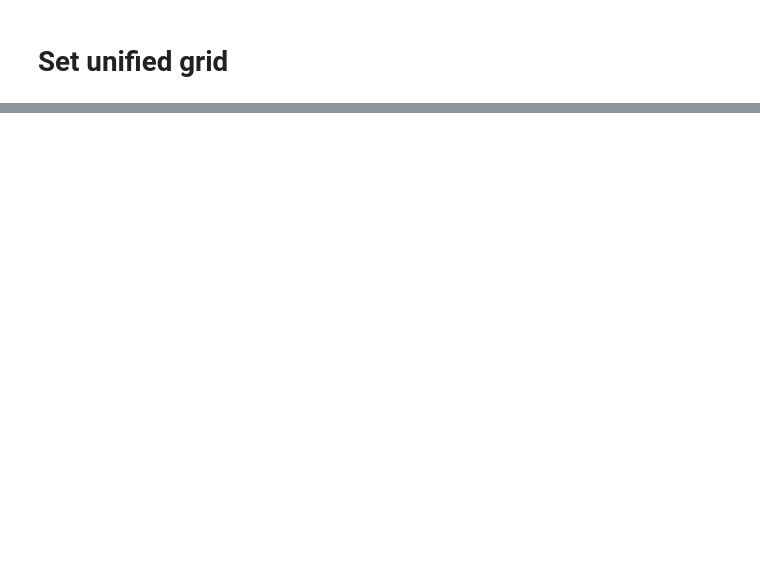
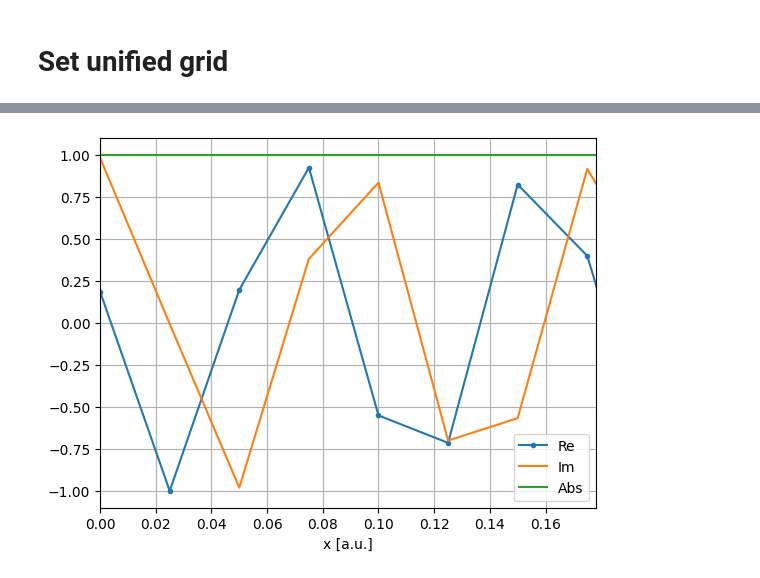
Before and after one commit to magashegyi/testrepo, a Jupyter notebook: atomic_unit_optimization.ipynb, the cells around one changed output, grey strips where cells are left out. Saved outputs shown, nothing was run; the diff lists cells and outputs as text; code cells hidden in the pictures; blank space fills up the shorter version.

```diff
--- a/atomic_unit_optimization.ipynb
+++ b/atomic_unit_optimization.ipynb
@@ -129,0 +242,11 @@ print(num_of_points_in_lambda)
+# %%
+plt.plot(uxgrid,np.real(qppk["state"]["value"]),'.-',label="Re")
+plt.plot(uxgrid,np.imag(qppk["state"]["value"]),label="Im")
+plt.plot(uxgrid,np.abs(qppk["state"]["value"]),label="Abs")
+plt.xlabel("x [a.u.]")
+plt.xlim([0, 2*lambda_min])
+plt.legend()
+plt.grid()
+plt.show()
+# %% [output]
+[figure, added]
```
Also changed, not shown: parts of 13 cells of this notebook.
